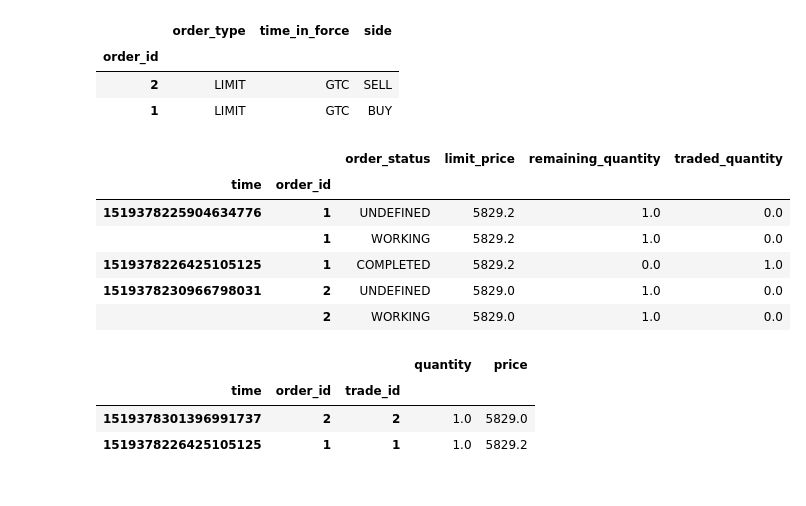
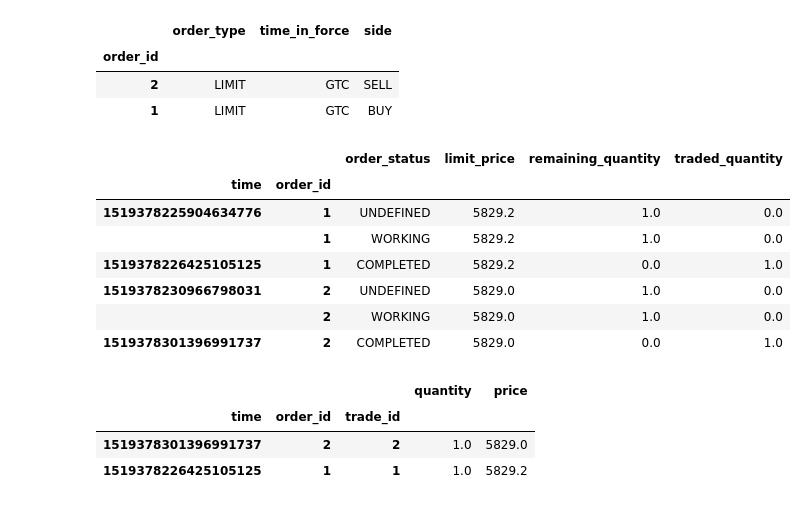
Before and after one commit to roq-trading/roq-cpp-samples, a Jupyter notebook: notebooks/simple.ipynb, the cells around one changed output. Saved outputs shown, nothing was run; the diff lists cells and outputs as text; code cells hidden in the pictures.

```diff
--- a/notebooks/simple.ipynb
+++ b/notebooks/simple.ipynb
@@ -409,14 +423,15 @@ orders.head()
 | 2 | LIMIT | GTC | SELL |
 | 1 | LIMIT | GTC | BUY |
 # %%
-order_update = result.extract(exchange=EXCHANGE, symbol=SYMBOL, type="order_update", datetime=True)
-order_update.head()
+order_update = result.extract(kind='order_update', exchange=EXCHANGE, symbol=SYMBOL)
+order_update
 # %% [output]
 |  |  | order_status | limit_price | remaining_quantity | traded_quantity |
 | time | order_id |  |  |  |  |
 | 1519378225904634776 | 1 | UNDEFINED | 5829.2 | 1.0 | 0.0 |
 |  | 1 | WORKING | 5829.2 | 1.0 | 0.0 |
 | 1519378226425105125 | 1 | COMPLETED | 5829.2 | 0.0 | 1.0 |
 | 1519378230966798031 | 2 | UNDEFINED | 5829.0 | 1.0 | 0.0 |
 |  | 2 | WORKING | 5829.0 | 1.0 | 0.0 |
+| 1519378301396991737 | 2 | COMPLETED | 5829.0 | 0.0 | 1.0 |
 # %%
```
Also changed, not shown: parts of 8 cells of this notebook.
